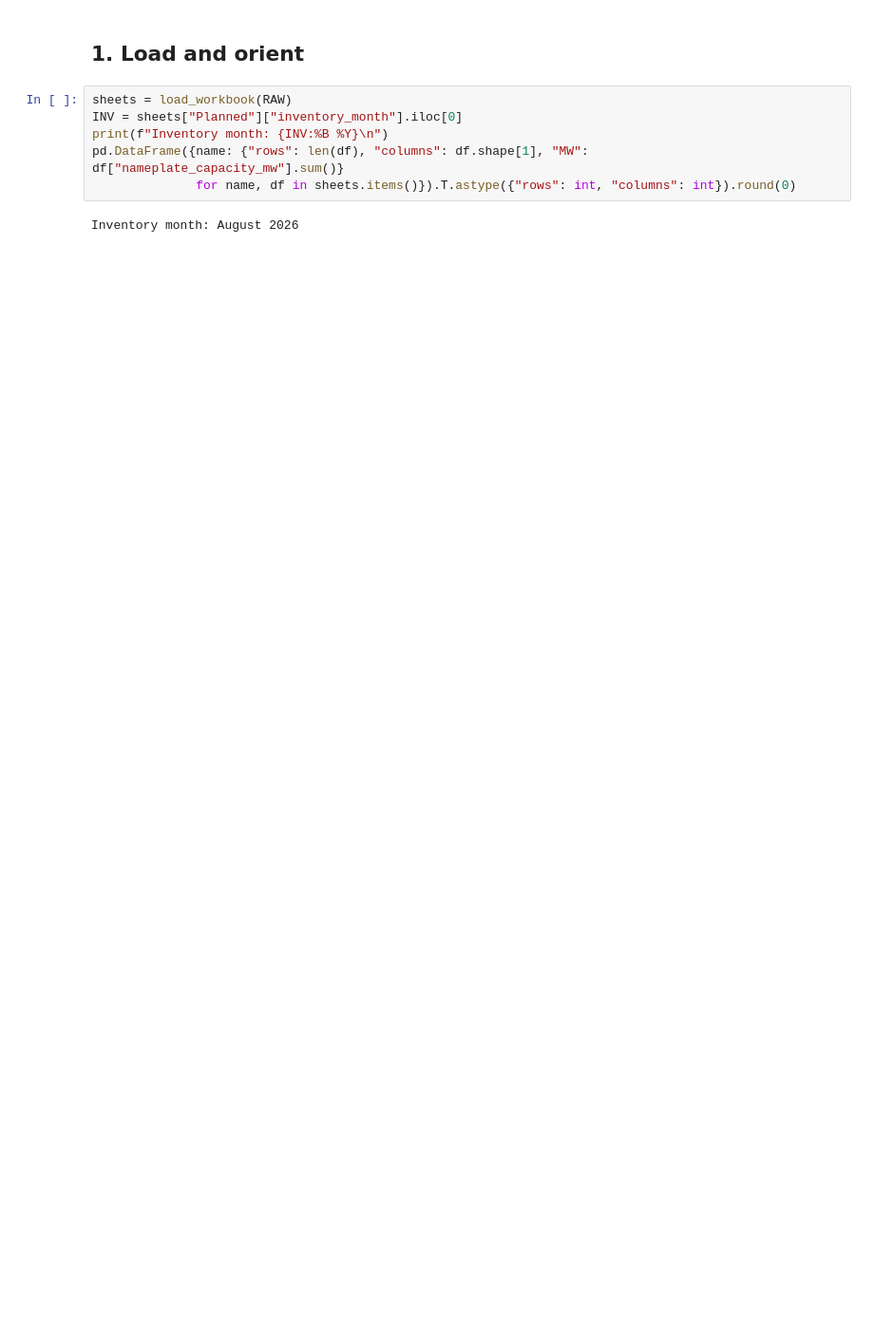
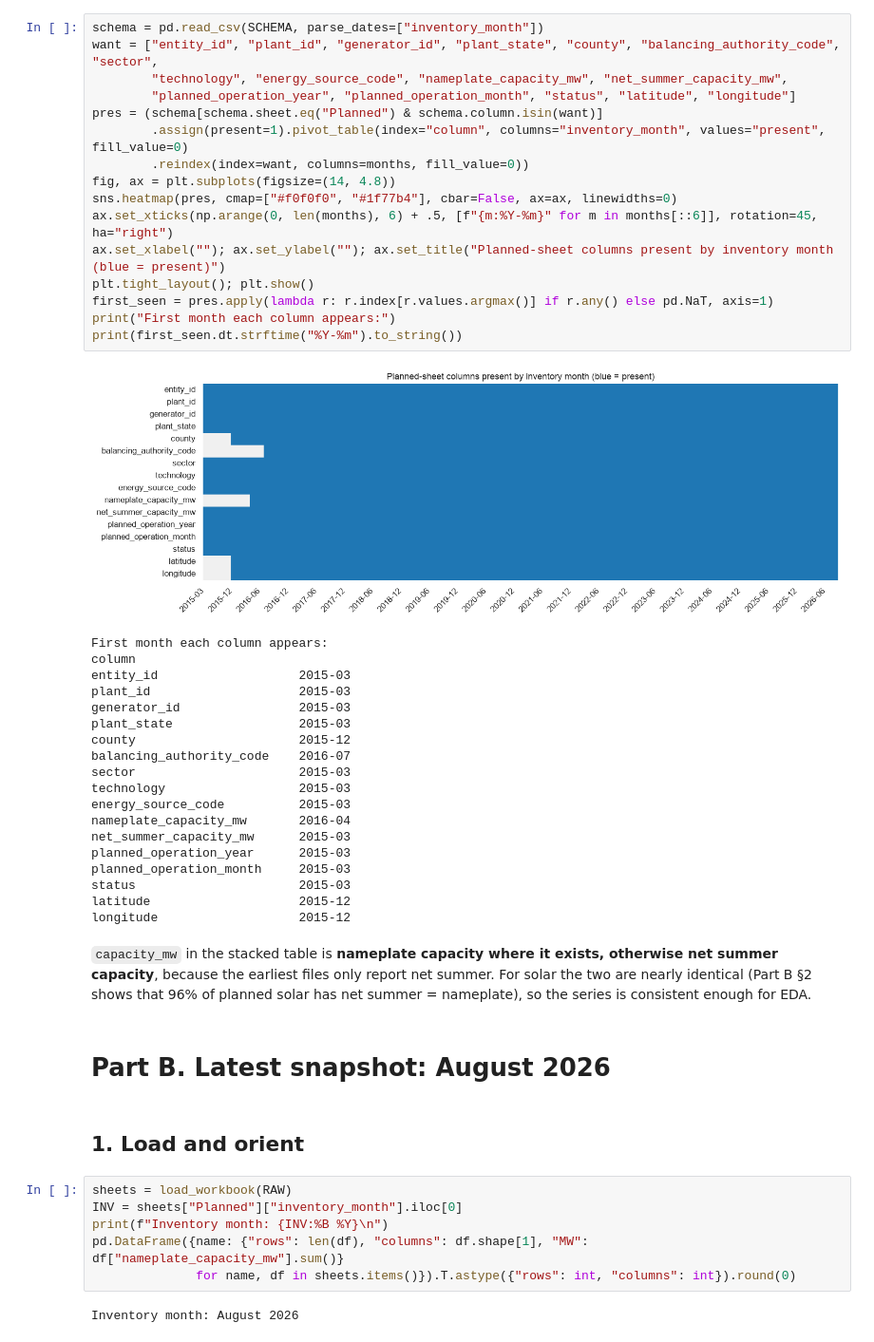
Before and after one commit to franzclarin/solar-commissioning-tracker, a Jupyter notebook: data_discovery/EDA.ipynb, the cells around one changed output. Shown at 95% size. Drawn from its saved outputs; the diff is of its cells as text; blank space fills up the shorter version.

```diff
--- a/data_discovery/EDA.ipynb
+++ b/data_discovery/EDA.ipynb
@@ -121,3 +187,43 @@ RAW = Path("data/raw/august_generator2026.xlsx")
+# %%
+schema = pd.read_csv(SCHEMA, parse_dates=["inventory_month"])
+want = ["entity_id", "plant_id", "generator_id", "plant_state", "county", "balancing_authority_code", "sector",
+        "technology", "energy_source_code", "nameplate_capacity_mw", "net_summer_capacity_mw",
+        "planned_operation_year", "planned_operation_month", "status", "latitude", "longitude"]
+pres = (schema[schema.sheet.eq("Planned") & schema.column.isin(want)]
+        .assign(present=1).pivot_table(index="column", columns="inventory_month", values="present", fill_value=0)
+        .reindex(index=want, columns=months, fill_value=0))
+fig, ax = plt.subplots(figsize=(14, 4.8))
+sns.heatmap(pres, cmap=["#f0f0f0", "#1f77b4"], cbar=False, ax=ax, linewidths=0)
+ax.set_xticks(np.arange(0, len(months), 6) + .5, [f"{m:%Y-%m}" for m in months[::6]], rotation=45, ha="right")
+ax.set_xlabel(""); ax.set_ylabel(""); ax.set_title("Planned-sheet columns present by inventory month (blue = present)")
+plt.tight_layout(); plt.show()
+first_seen = pres.apply(lambda r: r.index[r.values.argmax()] if r.any() else pd.NaT, axis=1)
+print("First month each column appears:")
+print(first_seen.dt.strftime("%Y-%m").to_string())
+# %% [output]
+[figure, added]
+First month each column appears:
+column
+entity_id                   2015-03
+plant_id                    2015-03
+generator_id                2015-03
+plant_state                 2015-03
+county                      2015-12
+balancing_authority_code    2016-07
+sector                      2015-03
+technology                  2015-03
+energy_source_code          2015-03
+nameplate_capacity_mw       2016-04
+net_summer_capacity_mw      2015-03
+planned_operation_year      2015-03
+planned_operation_month     2015-03
+status                      2015-03
+latitude                    2015-12
+longitude                   2015-12
+# %% [markdown]
+`capacity_mw` in the stacked table is **nameplate capacity where it exists, otherwise net summer capacity**, because the earliest files only report net summer. For solar the two are nearly identical (Part B §2 shows that 96% of planned solar has net summer = nameplate), so the series is consistent enough for EDA.
+# %% [markdown]
+# Part B. Latest snapshot: August 2026
 # %% [markdown]
 ## 1. Load and orient
 # %%
```
Also changed, not shown: parts of 38 cells of this notebook, 7 other files.
